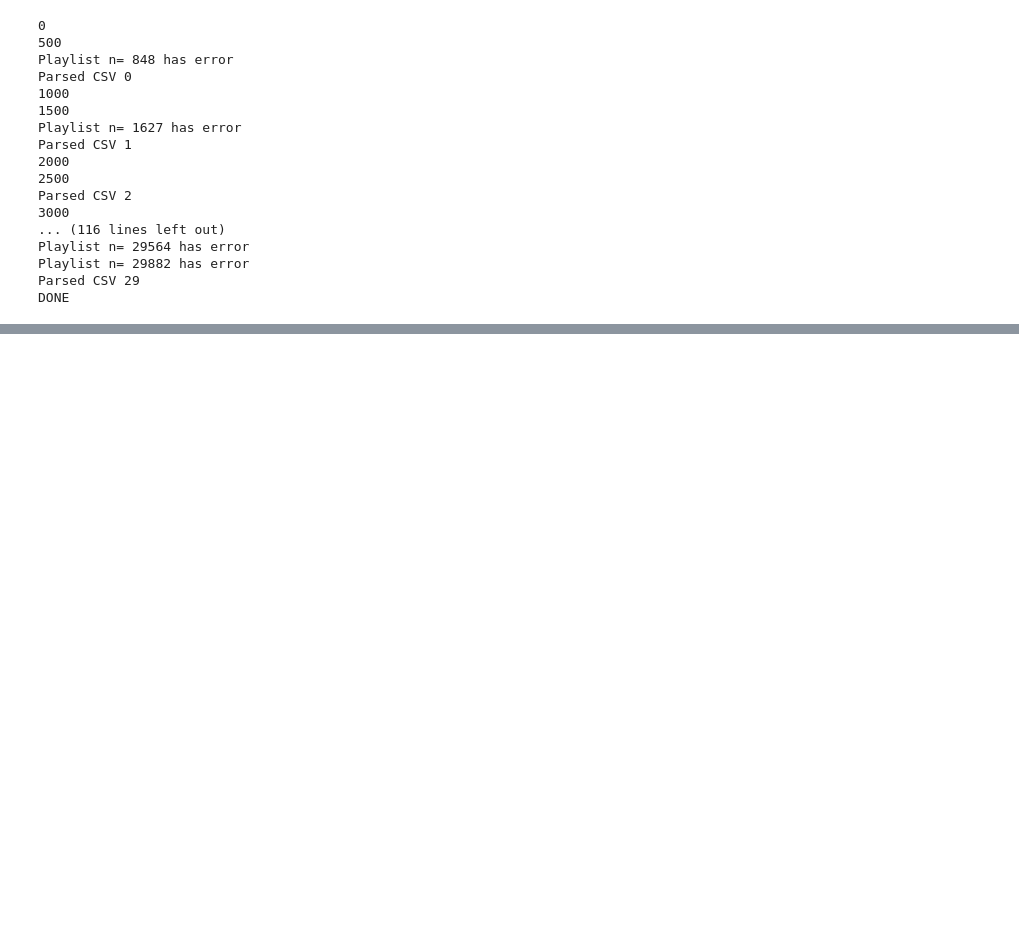
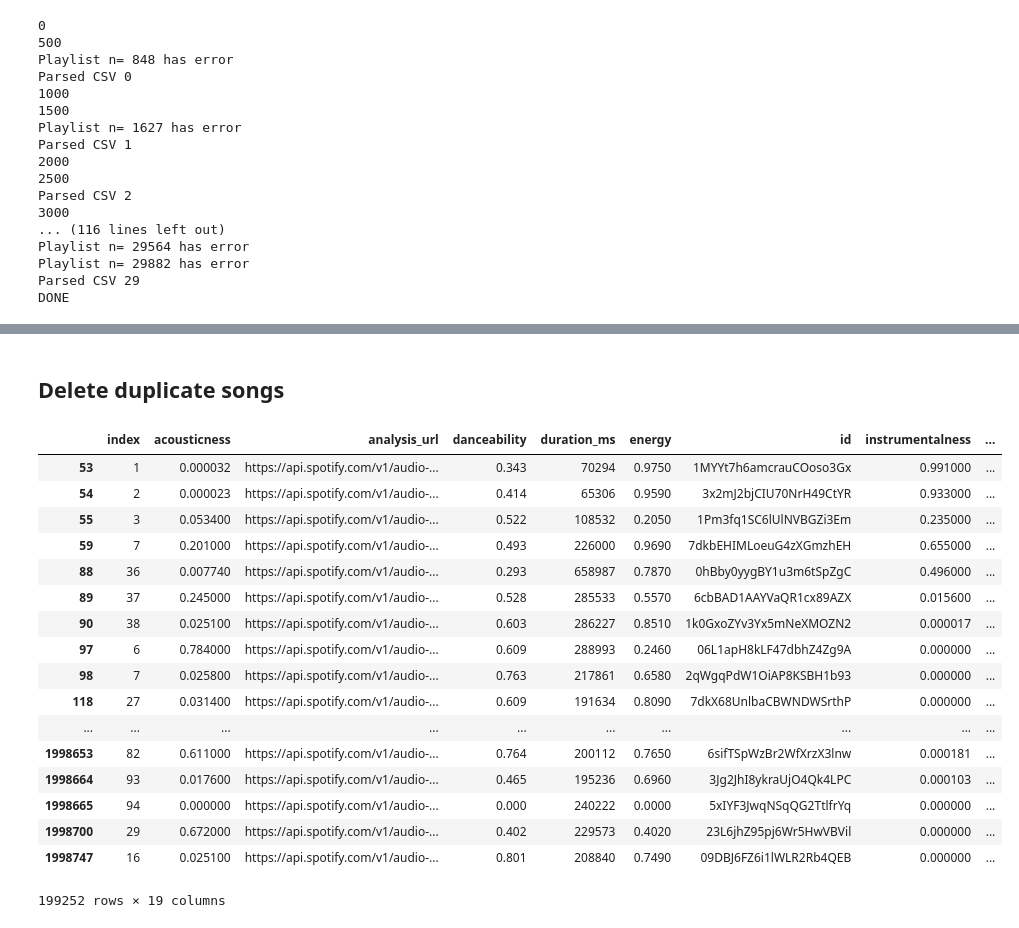
Before and after one commit to sethbilliau/spotify_playlists, a Jupyter notebook: william/pickle_generator.ipynb, the cells around one changed output, grey strips where cells are left out. Drawn from its saved outputs; the diff is of its cells as text; code cells hidden in the pictures; blank space fills up the shorter version.

```diff
--- a/william/pickle_generator.ipynb
+++ b/william/pickle_generator.ipynb
@@ -204,0 +213,29 @@ DONE
+# %%
+songs = pd.read_pickle("pickles/songs_30k.pkl")
+# %% [markdown]
+## Delete duplicate songs
+# %%
+songs = songs.reset_index()
+# %%
+songs.drop_duplicates(subset ="id", keep = False, inplace = True)
+# %%
+songs
+# %% [output]
+|  | index | acousticness | analysis_url | danceability | duration_ms | energy | id | instrumentalness | ... |
+| 53 | 1 | 0.000032 | https://api.spotify.com/v1/audio-... | 0.343 | 70294 | 0.9750 | 1MYYt7h6amcrauCOoso3Gx | 0.991000 | ... |
+| 54 | 2 | 0.000023 | https://api.spotify.com/v1/audio-... | 0.414 | 65306 | 0.9590 | 3x2mJ2bjCIU70NrH49CtYR | 0.933000 | ... |
+| 55 | 3 | 0.053400 | https://api.spotify.com/v1/audio-... | 0.522 | 108532 | 0.2050 | 1Pm3fq1SC6lUlNVBGZi3Em | 0.235000 | ... |
+| 59 | 7 | 0.201000 | https://api.spotify.com/v1/audio-... | 0.493 | 226000 | 0.9690 | 7dkbEHIMLoeuG4zXGmzhEH | 0.655000 | ... |
+| 88 | 36 | 0.007740 | https://api.spotify.com/v1/audio-... | 0.293 | 658987 | 0.7870 | 0hBby0yygBY1u3m6tSpZgC | 0.496000 | ... |
+| 89 | 37 | 0.245000 | https://api.spotify.com/v1/audio-... | 0.528 | 285533 | 0.5570 | 6cbBAD1AAYVaQR1cx89AZX | 0.015600 | ... |
+| 90 | 38 | 0.025100 | https://api.spotify.com/v1/audio-... | 0.603 | 286227 | 0.8510 | 1k0GxoZYv3Yx5mNeXMOZN2 | 0.000017 | ... |
+| 97 | 6 | 0.784000 | https://api.spotify.com/v1/audio-... | 0.609 | 288993 | 0.2460 | 06L1apH8kLF47dbhZ4Zg9A | 0.000000 | ... |
+| 98 | 7 | 0.025800 | https://api.spotify.com/v1/audio-... | 0.763 | 217861 | 0.6580 | 2qWgqPdW1OiAP8KSBH1b93 | 0.000000 | ... |
+| 118 | 27 | 0.031400 | https://api.spotify.com/v1/audio-... | 0.609 | 191634 | 0.8090 | 7dkX68UnlbaCBWNDWSrthP | 0.000000 | ... |
+| ... | ... | ... | ... | ... | ... | ... | ... | ... | ... |
+| 1998653 | 82 | 0.611000 | https://api.spotify.com/v1/audio-... | 0.764 | 200112 | 0.7650 | 6sifTSpWzBr2WfXrzX3lnw | 0.000181 | ... |
+| 1998664 | 93 | 0.017600 | https://api.spotify.com/v1/audio-... | 0.465 | 195236 | 0.6960 | 3Jg2JhI8ykraUjO4Qk4LPC | 0.000103 | ... |
+| 1998665 | 94 | 0.000000 | https://api.spotify.com/v1/audio-... | 0.000 | 240222 | 0.0000 | 5xIYF3JwqNSqQG2TtlfrYq | 0.000000 | ... |
+| 1998700 | 29 | 0.672000 | https://api.spotify.com/v1/audio-... | 0.402 | 229573 | 0.4020 | 23L6jhZ95pj6Wr5HwVBVil | 0.000000 | ... |
+| 1998747 | 16 | 0.025100 | https://api.spotify.com/v1/audio-... | 0.801 | 208840 | 0.7490 | 09DBJ6FZ6i1lWLR2Rb4QEB | 0.000000 | ... |
+199252 rows × 19 columns
```
Also changed, not shown: parts of 3 cells of this notebook, 2 other files.
